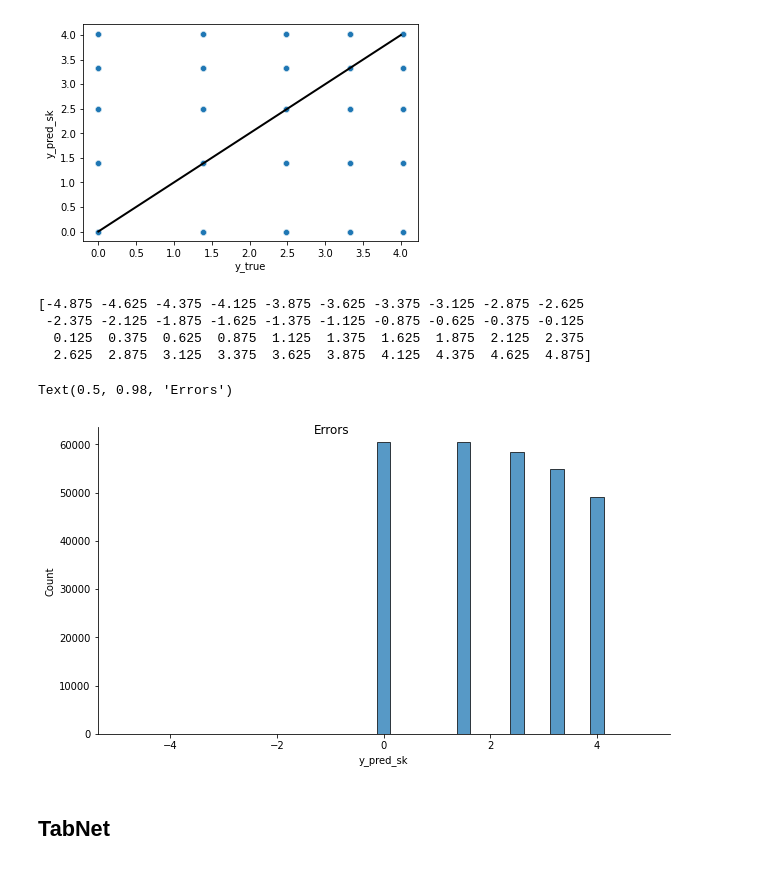
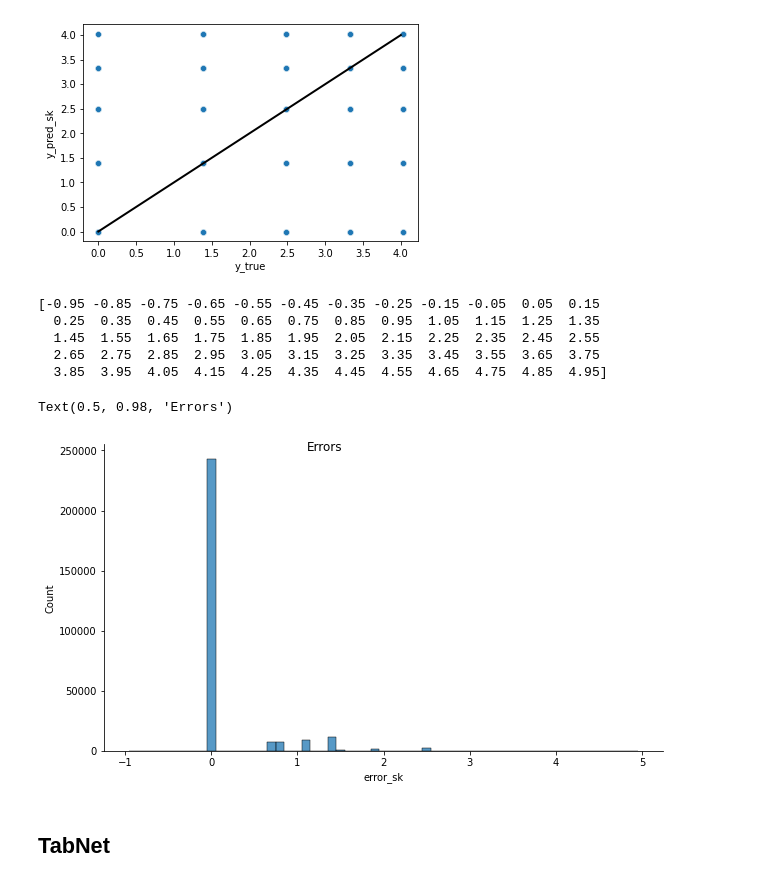
Before and after one commit to AICenterNSU/KCDC_ML, a Jupyter notebook: KCDC_TabNet.ipynb, the cells around one changed output. Drawn from its saved outputs; the diff is of its cells as text; code cells hidden in the pictures.

```diff
--- a/KCDC_TabNet.ipynb
+++ b/KCDC_TabNet.ipynb
@@ -305,7 +296,7 @@ y_valid = data[target].values[valid_indices]
 X_test = data[features].values[test_indices]
 y_test = data[target].values[test_indices]
 
-n_targets = 2
+n_targets = 1
 y_train = np.transpose(np.tile(y_train, (n_targets,1)))
 y_valid = np.transpose(np.tile(y_valid, (n_targets,1)))
 y_test = np.transpose(np.tile(y_test, (n_targets,1)))
@@ -333,15 +324,14 @@ sk_preds = regressor.predict(X_test)
 error_list = []
 total = 0
 true_count_sk = 0
-error_range = 0.5
+error_range = 0.1
 for yy_true, yy_pred_sk in zip(y_test, sk_preds):
   yy_true = yy_true[0]
-  yy_pred_sk = yy_pred_sk[0]
-  error_b = yy_pred_sk - yy_true
+  error_b = abs(yy_pred_sk - yy_true)
   error_list.append([ yy_true, yy_pred_sk, error_b])
   total += 1
 
-  if abs(error_b) < error_range:
+  if error_b < error_range:
     true_count_sk += 1
 print(f'{true_count_sk/total*100:0.2f}%')
 error_list = np.array(error_list)
@@ -357,21 +359,22 @@ plt.plot([0, 4], [0, 4], linewidth=2, color='black')
 [<matplotlib.lines.Line2D at 0x...>]
 [figure]
 # %%
-bins_width = 0.25
-bins_min, bins_max = -5, 5
+bins_width = 0.1
+bins_min, bins_max = -1, 5
 bins = np.arange(bins_min+bins_width/2, bins_max+bins_width/2, bins_width)
-pl = sns.displot(res_df, x="y_pred_sk", bins=bins)
+pl = sns.displot(res_df, x="error_sk", bins=bins)
 print(bins)
 # Add a title to the Figure
 pl.fig.set_size_inches(10, 5)
 pl.fig.suptitle("Errors", fontsize=12)
 # %% [output]
-[-4.875 -4.625 -4.375 -4.125 -3.875 -3.625 -3.375 -3.125 -2.875 -2.625
- -2.375 -2.125 -1.875 -1.625 -1.375 -1.125 -0.875 -0.625 -0.375 -0.125
-  0.125  0.375  0.625  0.875  1.125  1.375  1.625  1.875  2.125  2.375
-  2.625  2.875  3.125  3.375  3.625  3.875  4.125  4.375  4.625  4.875]
+[-0.95 -0.85 -0.75 -0.65 -0.55 -0.45 -0.35 -0.25 -0.15 -0.05  0.05  0.15
+  0.25  0.35  0.45  0.55  0.65  0.75  0.85  0.95  1.05  1.15  1.25  1.35
+  1.45  1.55  1.65  1.75  1.85  1.95  2.05  2.15  2.25  2.35  2.45  2.55
+  2.65  2.75  2.85  2.95  3.05  3.15  3.25  3.35  3.45  3.55  3.65  3.75
+  3.85  3.95  4.05  4.15  4.25  4.35  4.45  4.55  4.65  4.75  4.85  4.95]
 Text(0.5, 0.98, 'Errors')
-[figure, old version]
+[figure, new version]
 # %% [markdown]
 ## TabNet
 # %%
```
Also changed, not shown: parts of 11 cells of this notebook.
